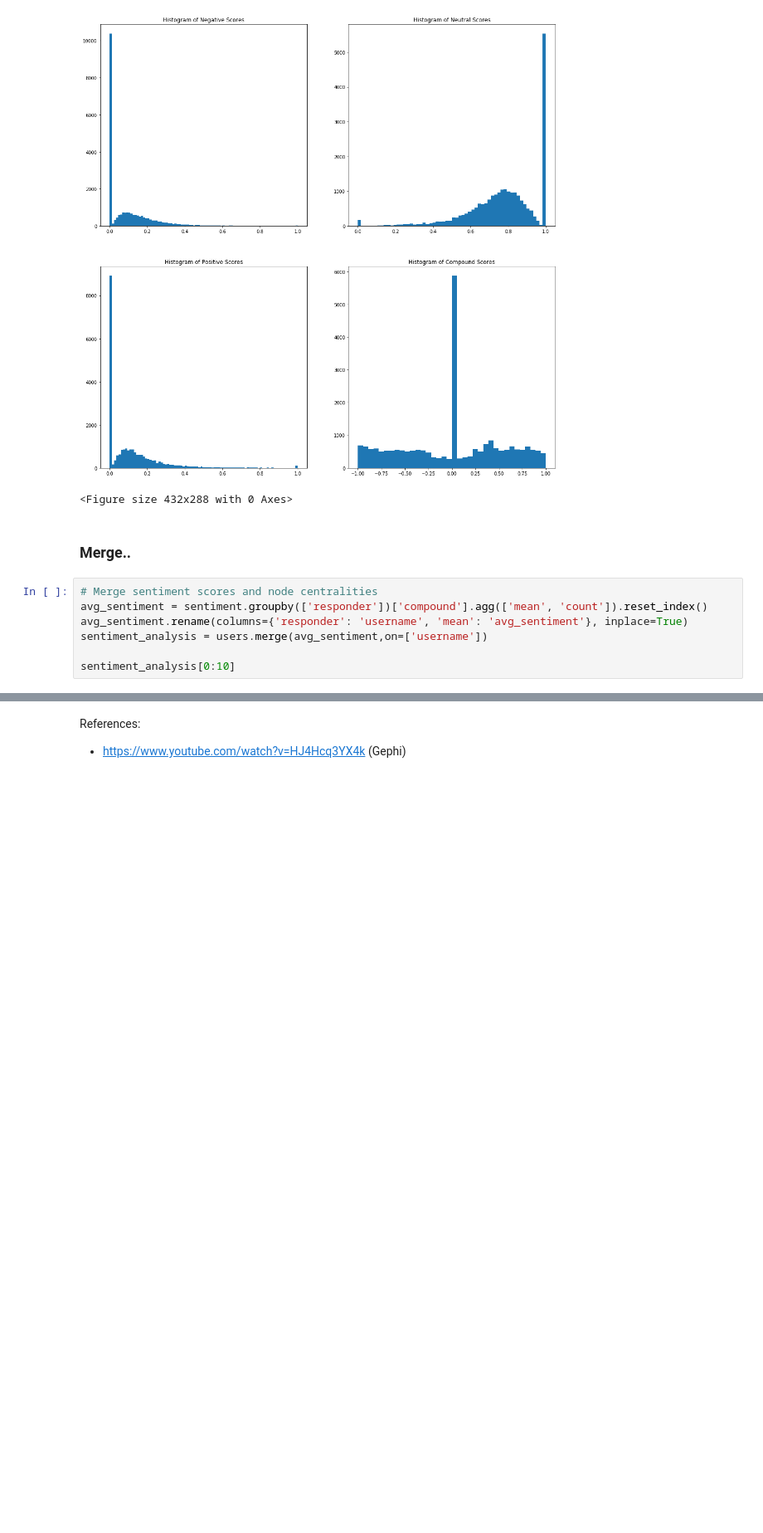
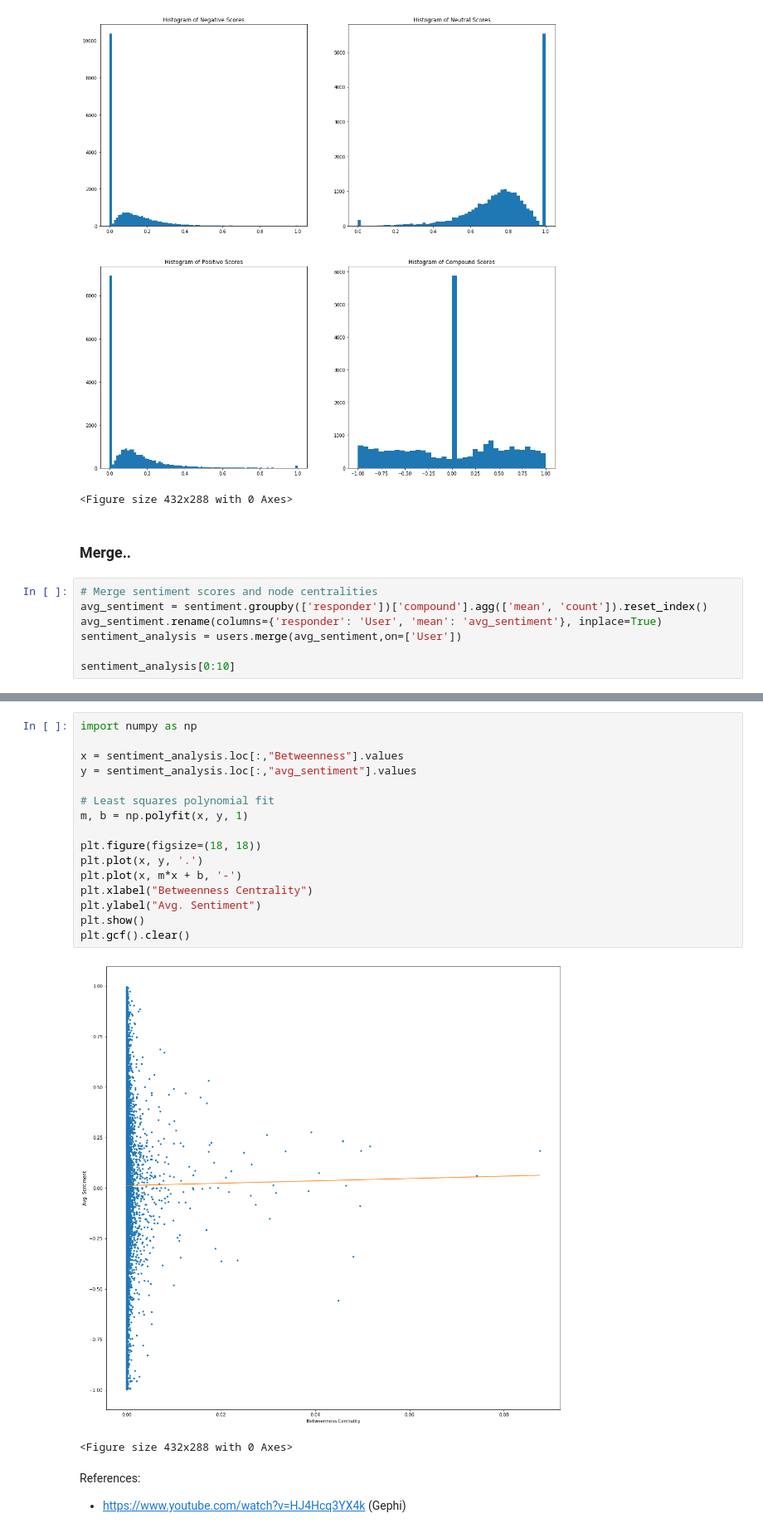
Before and after one commit to monuchacko/WebAnalytics, a Jupyter notebook: FinalProject.ipynb, the cells around one changed output, grey strips where cells are left out. Shown: that part at 83% size. Saved outputs shown, nothing was run; the diff lists cells and outputs as text; blank space fills up the shorter version.

```diff
--- a/FinalProject.ipynb
+++ b/FinalProject.ipynb
@@ -342,8 +342,8 @@ plt.gcf().clear()
 # %%
 # Merge sentiment scores and node centralities
 avg_sentiment = sentiment.groupby(['responder'])['compound'].agg(['mean', 'count']).reset_index()
-avg_sentiment.rename(columns={'responder': 'username', 'mean': 'avg_sentiment'}, inplace=True)
-sentiment_analysis = users.merge(avg_sentiment,on=['username'])
+avg_sentiment.rename(columns={'responder': 'User', 'mean': 'avg_sentiment'}, inplace=True)
+sentiment_analysis = users.merge(avg_sentiment,on=['User'])
 
 sentiment_analysis[0:10]
 # %% [output]
@@ -351,3 +361,22 @@ KeyError: 'username'
+# %%
+import numpy as np
+
+x = sentiment_analysis.loc[:,"Betweenness"].values
+y = sentiment_analysis.loc[:,"avg_sentiment"].values
+
+# Least squares polynomial fit
+m, b = np.polyfit(x, y, 1)
+
+plt.figure(figsize=(18, 18))
+plt.plot(x, y, '.')
+plt.plot(x, m*x + b, '-')
+plt.xlabel("Betweenness Centrality")
+plt.ylabel("Avg. Sentiment")
+plt.show()
+plt.gcf().clear()
+# %% [output]
+[figure, added]
+<Figure size 432x288 with 0 Axes>
 # %% [markdown]
 References:
 
```
Also changed, not shown: parts of 1 cell of this notebook.
